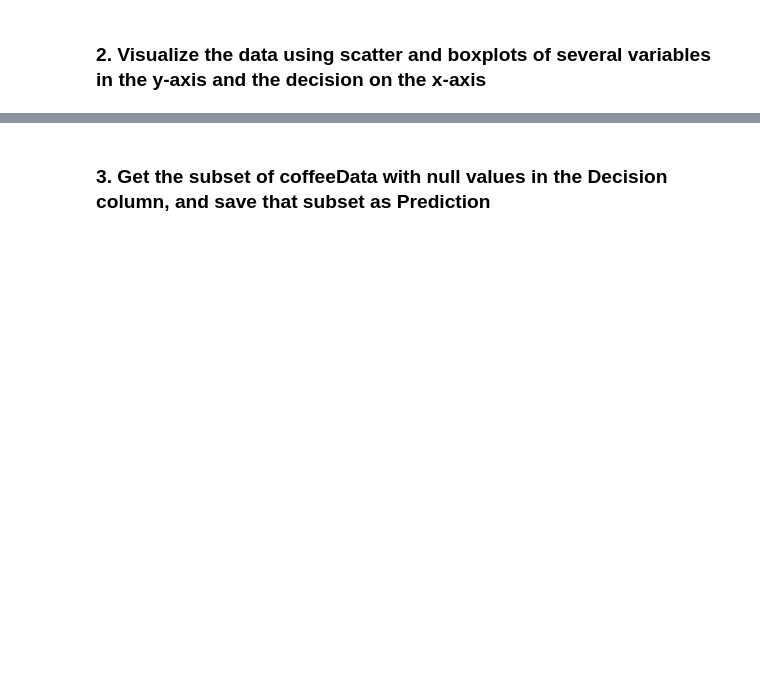
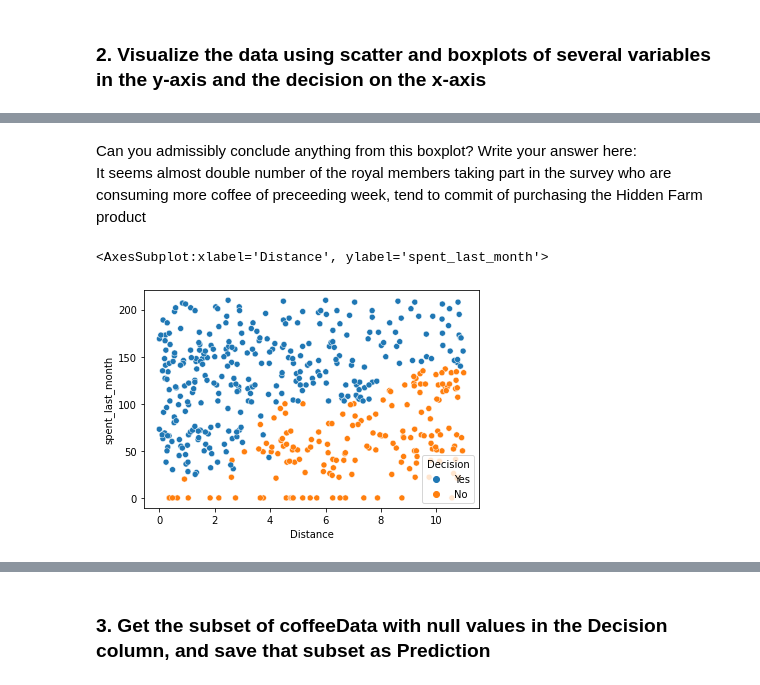
Before and after one commit to BinhKieu82/Springboard_NormProj, a Jupyter notebook: 14.3Springboard_Decision_Tree_Specialty_Coffee_Case_Study/Springboard Decision Tree Specialty Coffee Case Study - Tier 3.ipynb, the cells around one changed output, grey strips where cells are left out. Cells and saved outputs as stored; diff of their text form; code cells hidden in the pictures; blank space fills up the shorter version.

```diff
--- a/14.3Springboard_Decision_Tree_Specialty_Coffee_Case_Study/Springboard Decision Tree Specialty Coffee Case Study - Tier 3.ipynb
+++ b/14.3Springboard_Decision_Tree_Specialty_Coffee_Case_Study/Springboard Decision Tree Specialty Coffee Case Study - Tier 3.ipynb
@@ -256,3 +294,9 @@ Can you admissibly conclude anything from this boxplot? Write your answer here:
+# %% [markdown]
+Can you admissibly conclude anything from this boxplot? Write your answer here:
+It seems almost double number of the royal members taking part in the survey who are consuming more coffee of preceeding week, tend to commit of purchasing the Hidden Farm product
 # %%
 # Make a scatterplot on NOPrediction, where x is distance, y is spent_last_month and hue is Decision
-_ _ _
+sns.scatterplot(y="spent_last_month", x= "Distance", hue = "Decision", data =NOPrediction)
+# %% [output]
+<AxesSubplot:xlabel='Distance', ylabel='spent_last_month'>
+[figure, added]
```
Also changed, not shown: parts of 55 cells of this notebook.
